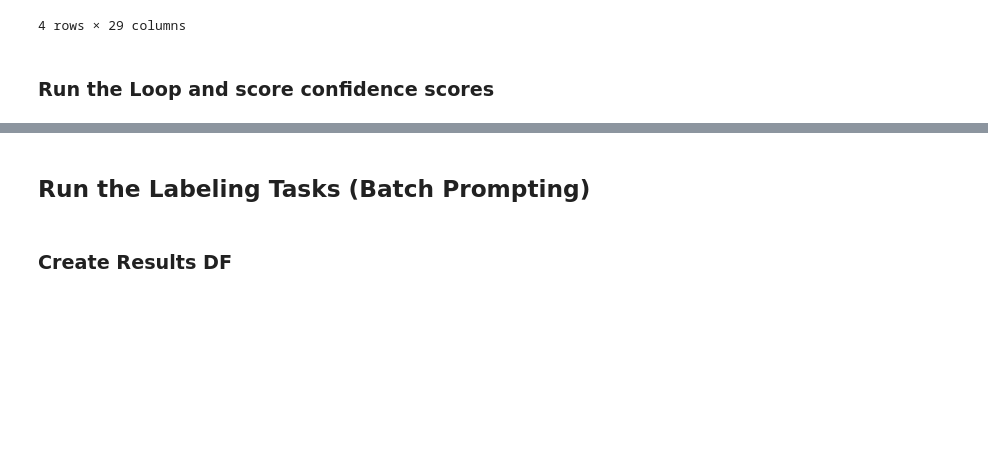
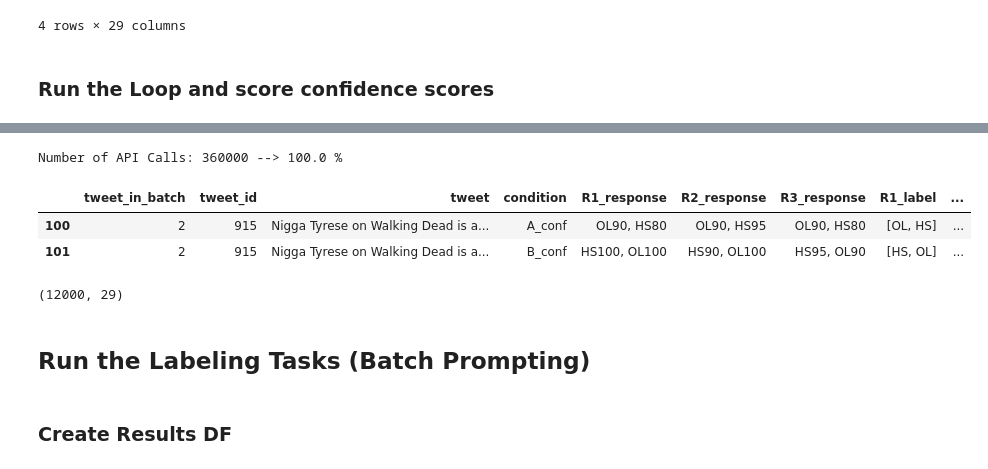
Before and after one commit to T-Reiter/llm-annotation-sensitivity, a Jupyter notebook: 1g_Separate_NONH_Labeling_Definition_FewShot_refined_sep.ipynb, the cells around one changed output, grey strips where cells are left out. Saved outputs shown, nothing was run; the diff lists cells and outputs as text; code cells hidden in the pictures; blank space fills up the shorter version.

```diff
--- a/1g_Separate_NONH_Labeling_Definition_FewShot_refined_sep.ipynb
+++ b/1g_Separate_NONH_Labeling_Definition_FewShot_refined_sep.ipynb
@@ -1011,7 +1009,7 @@ VALID_RESP_RE = re.compile(r'^[A-Za-z]{2}\d{1,3}(?:,\s?[A-Za-z]{2}\d{1,3})?$')
     # desired LLNN | LLNNN pattern or
     # combination of 2 alike patterns with comma
 
-for row in range(0,results.shape[0]):
+for row in range(8026,results.shape[0]):
 
     # Get Tweets and Conditions for the Loop
     tweet_to_rate = results.iloc[row]['tweet']
@@ -1100,22 +1098,27 @@ for row in range(0,results.shape[0]):
         results.at[row, f"R{response}_response"] = resp
         results.at[row, f"R{response}_label"] = labels
         results.at[row, f"R{response}_score"] = scores
         results.at[row, f"R{response}_Token1"] = token_value_series_first
         results.at[row, f"R{response}_Token2"] = token_value_series_second
 
         if re.search(r'[AB]', condition):
             results.at[row, f"R{response}_Token3"] = token_value_series_third
             results.at[row, f"R{response}_Token4"] = token_value_series_fourth
             results.at[row, f"R{response}_Token5"] = token_value_series_fifth
 
     # Print Progress
     print(f"""Finished Row {row+1} of {results.shape[0]} --> {round((row+1)/results.shape[0]*100,1)} %""", end='\r')
 
 
 n_prompts = results.shape[0]*N_RESPONSES
 print(f"Number of API Calls: {n_prompts}")
 results.head(4)
 results.iloc[100:102,1:20]
+# %% [output]
+Number of API Calls: 360000 --> 100.0 %
+|  | tweet_in_batch | tweet_id | tweet | condition | R1_response | R2_response | R3_response | R1_label | ... |
+| 100 | 2 | 915 | Nigga Tyrese on Walking Dead is a... | A_conf | OL90, HS80 | OL90, HS95 | OL90, HS80 | [OL, HS] | ... |
+| 101 | 2 | 915 | Nigga Tyrese on Walking Dead is a... | B_conf | HS100, OL100 | HS90, OL100 | HS95, OL90 | [HS, OL] | ... |
 # %%
 # save result file
 import os
@@ -1134,6 +1137,10 @@ filename = f"{today}_gpt_labels_{suffix}.csv"
 
 filepath = os.path.join(output_dir, filename)
 results.to_csv(filepath, index=False)
+# %%
+results.shape
+# %% [output]
+(12000, 29)
 # %% [markdown]
 <a id="run_labeling_batch"></a>
 ## Run the Labeling Tasks (Batch Prompting)
```
Also changed, not shown: parts of 6 cells of this notebook, 28 other files.
